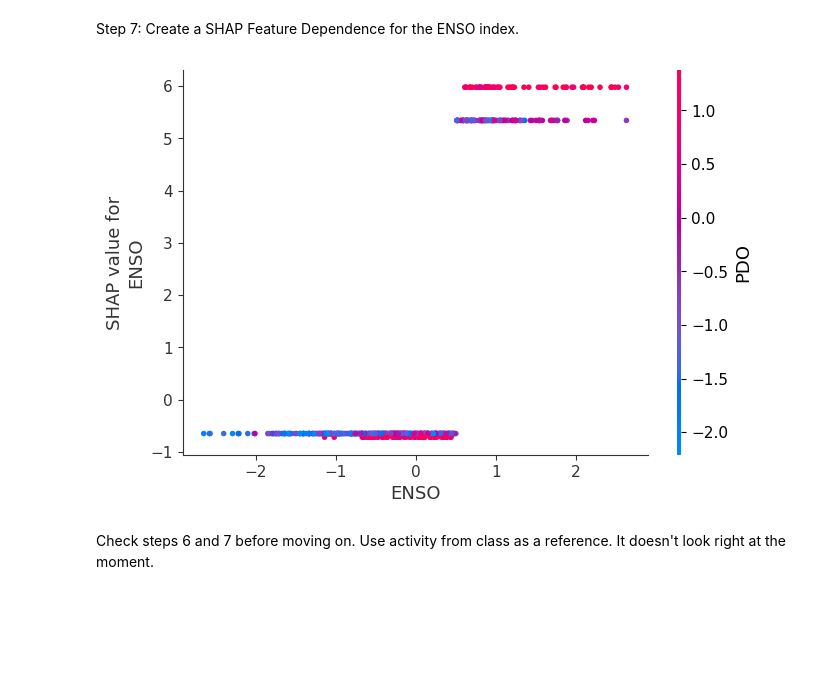
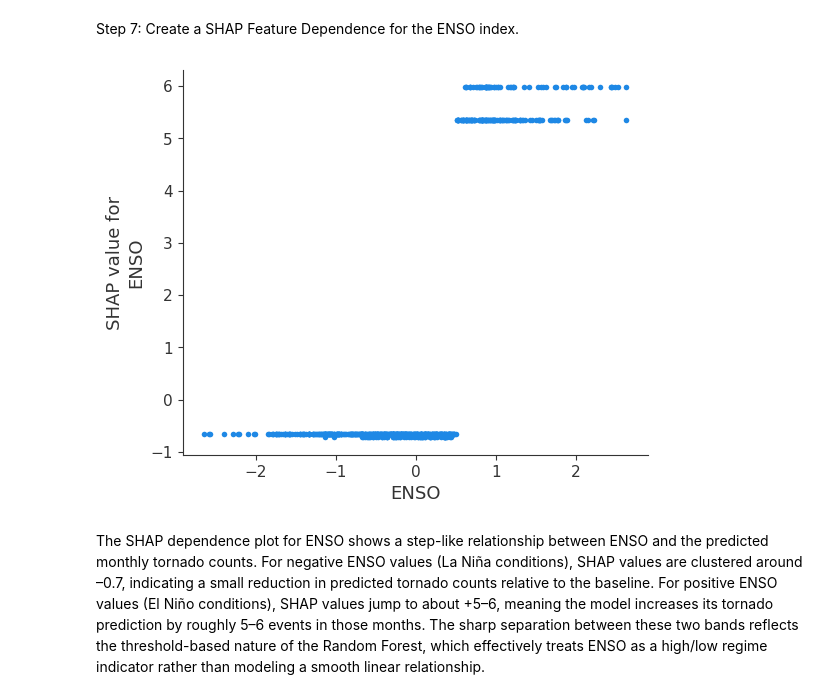
Before and after one commit to sciencekitty66/ATMS-523-Module-6-sciencekitty66, a Jupyter notebook: chatham.ipynb, the cells around one changed output. Drawn from its saved outputs; the diff is of its cells as text; code cells hidden in the pictures; blank space fills up the shorter version.

```diff
--- a/chatham.ipynb
+++ b/chatham.ipynb
@@ -443,8 +443,8 @@ shap.plots.waterfall(shap_values[100])
 Step 7: Create a SHAP Feature Dependence for the ENSO index.
 # %%
 # Create a dependence plot specifically for ENSO
-shap.dependence_plot("ENSO", shap_values.values, X, interaction_index="auto") # SHAP chooses strongest interacting feature
+shap.dependence_plot("ENSO", shap_values.values, X, interaction_index=None) # SHAP chooses strongest interacting feature
 # %% [output]
-[figure, old version]
+[figure, new version]
-# %% [markdown]
-Check steps 6 and 7 before moving on. Use activity from class as a reference. It doesn't look right at the moment.
+# %% [markdown]
+The SHAP dependence plot for ENSO shows a step-like relationship between ENSO and the predicted monthly tornado counts. For negative ENSO values (La Niña conditions), SHAP values are clustered around –0.7, indicating a small reduction in predicted tornado counts relative to the baseline. For positive ENSO values (El Niño conditions), SHAP values jump to about +5–6, meaning the model increases its tornado prediction by roughly 5–6 events in those months. The sharp separation between these two bands reflects the threshold-based nature of the Random Forest, which effectively treats ENSO as a high/low regime indicator rather than modeling a smooth linear relationship.
```
Also changed, not shown: parts of 3 cells of this notebook, 1 other file.
